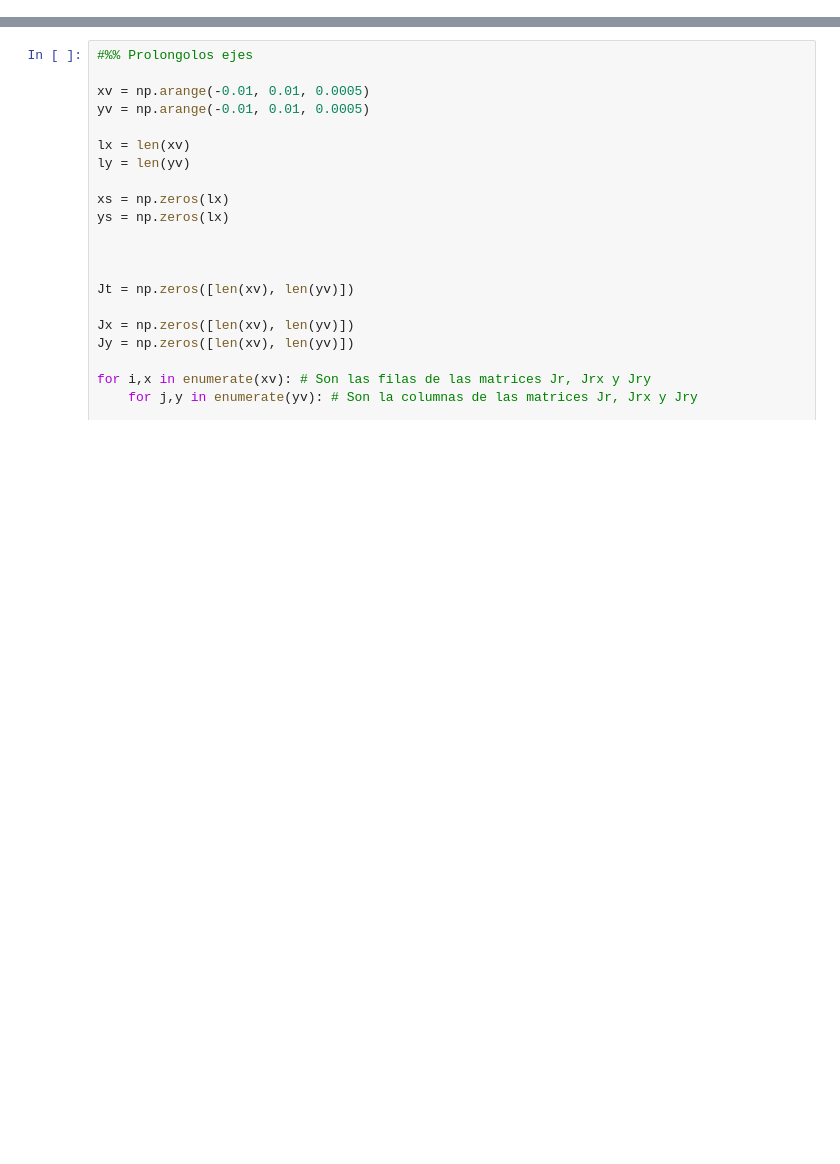
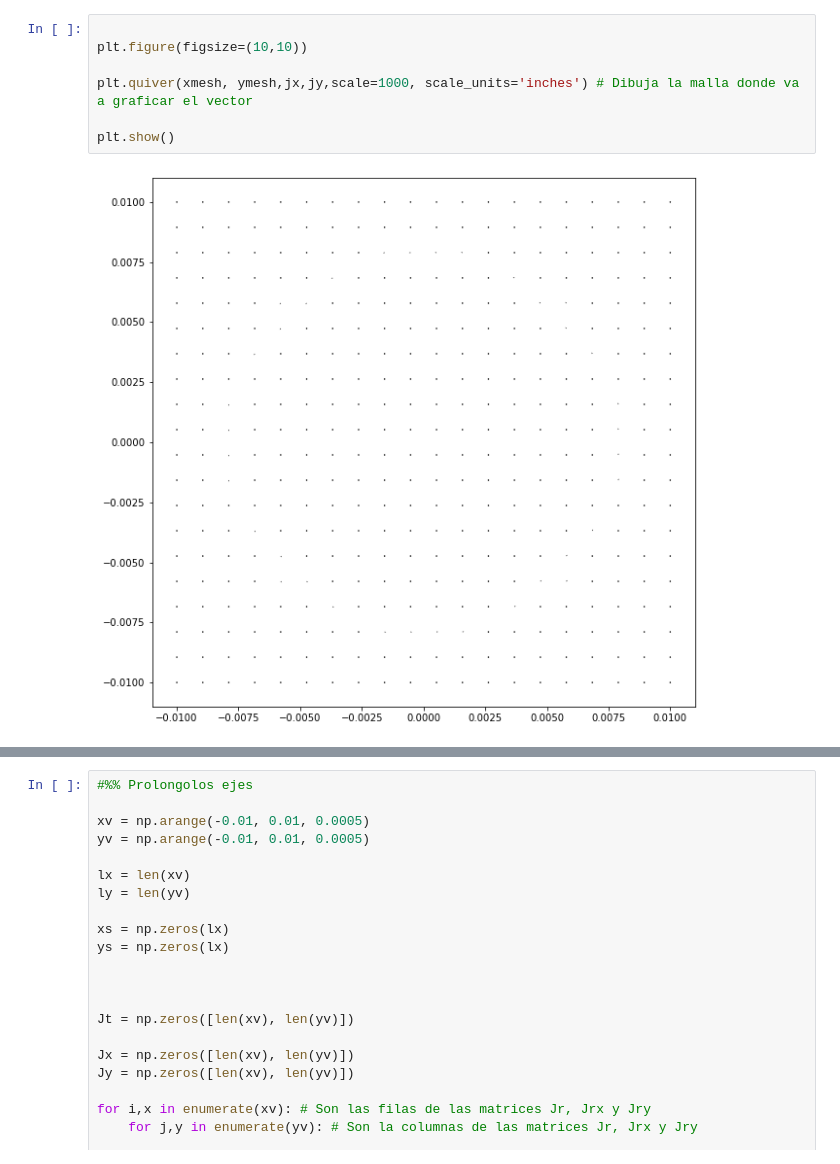
Before and after one commit to carabedo/iamend_ci_tutorial, a Jupyter notebook: densidad.ipynb, the cells around one changed output, grey strips where cells are left out. Drawn from its saved outputs; the diff is of its cells as text; blank space fills up the shorter version.

```diff
--- a/densidad.ipynb
+++ b/densidad.ipynb
@@ -137,0 +156,9 @@ https://www.uobabylon.edu.iq/eprints/paper_11_24775_76.pdf
+# %%
+
+plt.figure(figsize=(10,10))
+
+plt.quiver(xmesh, ymesh,jx,jy,scale=1000, scale_units='inches') # Dibuja la malla donde va a graficar el vector
+
+plt.show()
+# %% [output]
+[figure, added]
```
Also changed, not shown: parts of 14 cells of this notebook.
